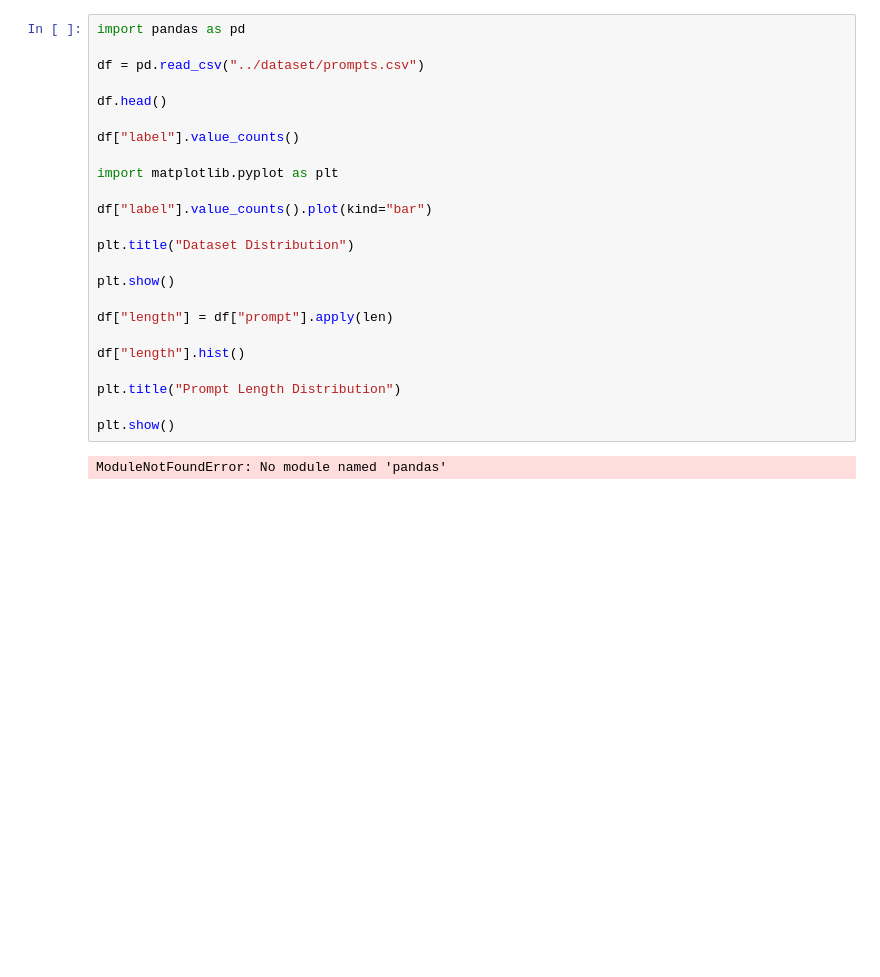
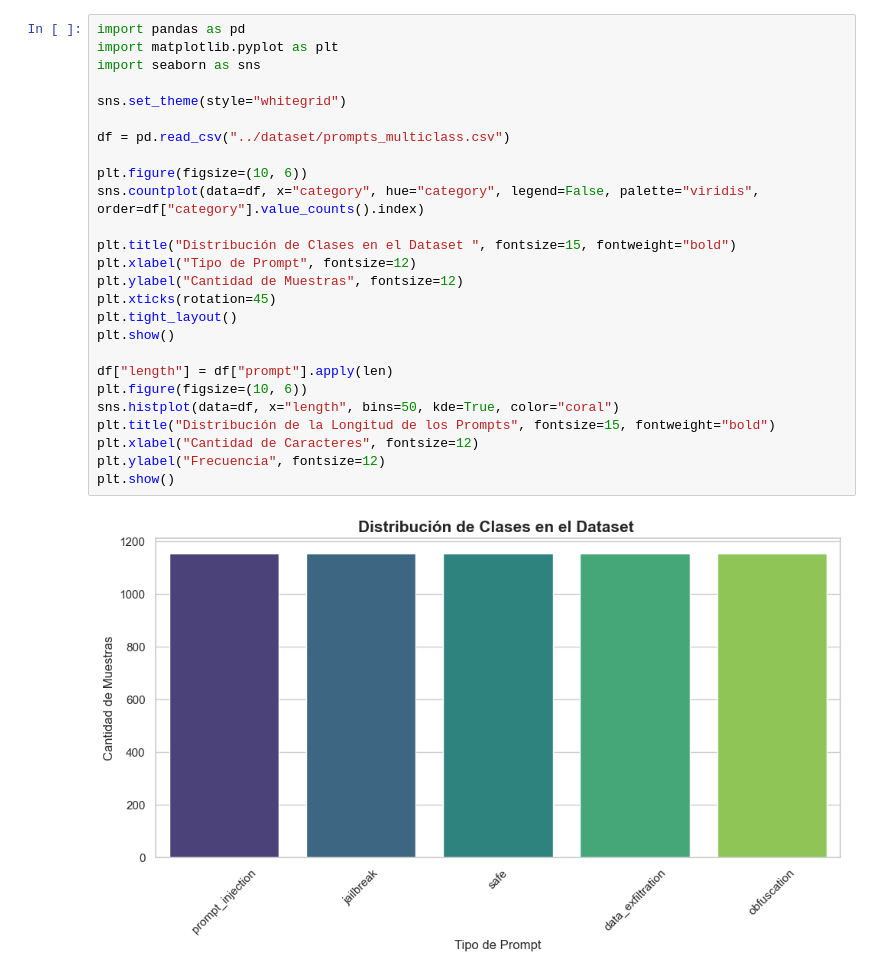
Before and after one commit to Milialvarez/prompt-injection-detector, a Jupyter notebook: notebooks/01_dataset_analysis.ipynb, the cells around one changed output. Saved outputs shown, nothing was run; the diff lists cells and outputs as text; blank space fills up the shorter version.

```diff
--- a/notebooks/01_dataset_analysis.ipynb
+++ b/notebooks/01_dataset_analysis.ipynb
@@ -1,26 +1,28 @@
 # %%
 import pandas as pd
+import matplotlib.pyplot as plt
+import seaborn as sns
 
-df = pd.read_csv("../dataset/prompts.csv")
+sns.set_theme(style="whitegrid")
 
-df.head()
+df = pd.read_csv("../dataset/prompts_multiclass.csv")
 
-df["label"].value_counts()
+plt.figure(figsize=(10, 6))
+sns.countplot(data=df, x="category", hue="category", legend=False, palette="viridis", order=df["category"].value_counts().index)
 
-import matplotlib.pyplot as plt
-
-df["label"].value_counts().plot(kind="bar")
-
-plt.title("Dataset Distribution")
-
+plt.title("Distribución de Clases en el Dataset ", fontsize=15, fontweight="bold")
+plt.xlabel("Tipo de Prompt", fontsize=12)
+plt.ylabel("Cantidad de Muestras", fontsize=12)
+plt.xticks(rotation=45)
+plt.tight_layout()
 plt.show()
 
 df["length"] = df["prompt"].apply(len)
-
-df["length"].hist()
-
-plt.title("Prompt Length Distribution")
-
+plt.figure(figsize=(10, 6))
+sns.histplot(data=df, x="length", bins=50, kde=True, color="coral")
+plt.title("Distribución de la Longitud de los Prompts", fontsize=15, fontweight="bold")
+plt.xlabel("Cantidad de Caracteres", fontsize=12)
+plt.ylabel("Frecuencia", fontsize=12)
 plt.show()
 # %% [output]
-ModuleNotFoundError: No module named 'pandas'
+[figure, added]
```
Also changed, not shown: parts of 1 cell of this notebook, 2 other files.
